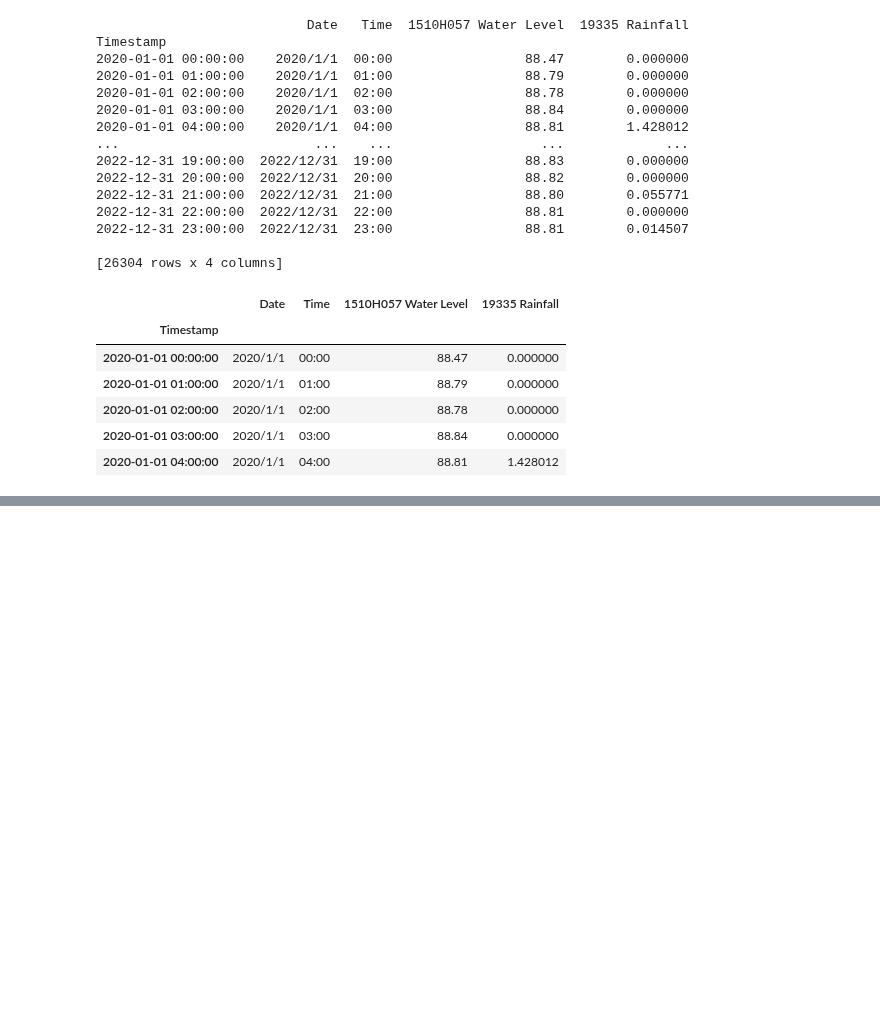
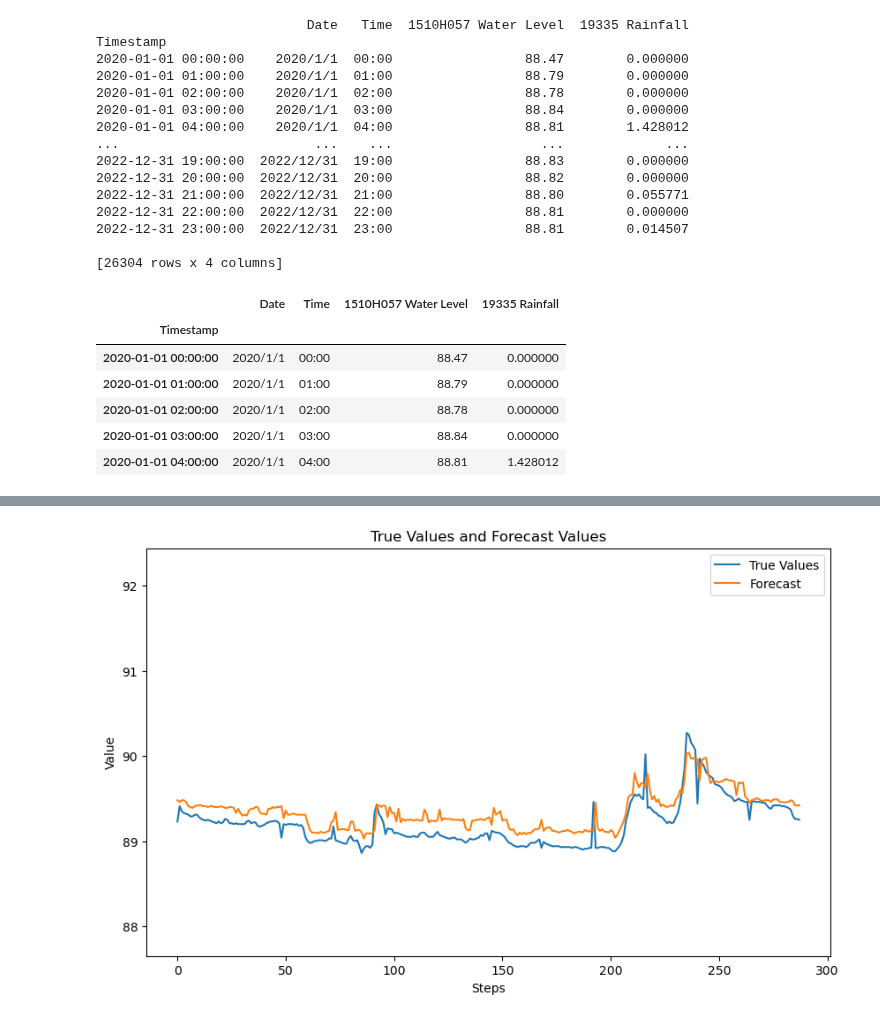
Before and after one commit to wenyi22/-, a Jupyter notebook: water level lest.ipynb, the cells around one changed output, grey strips where cells are left out. Saved outputs shown, nothing was run; the diff lists cells and outputs as text; code cells hidden in the pictures; blank space fills up the shorter version.

```diff
--- a/water level lest.ipynb
+++ b/water level lest.ipynb
@@ -361,8 +364,97 @@ Important features:
 -------------------------------------------------------------------------
 R² and MAPE scores for Test Set have been saved to 'test_set_multi_step_forecast_results.xlsx'
 # %%
-# 將分割後的資料儲存到Excel文件中
-with pd.ExcelWriter('data_splits.xlsx') as writer:
-    train_data.to_excel(writer, sheet_name='Train Data', index=False)
-    val_data.to_excel(writer, sheet_name='Validation Data', index=False)
-    test_data.to_excel(writer, sheet_name='Test Data', index=False)
+# # 將分割後的資料儲存到Excel文件中
+# with pd.ExcelWriter('data_splits.xlsx') as writer:
+#     train_data.to_excel(writer, sheet_name='Train Data', index=False)
+#     val_data.to_excel(writer, sheet_name='Validation Data', index=False)
+#     test_data.to_excel(writer, sheet_name='Test Data', index=False)
+# %%
+from joblib import load
+import pandas as pd
+import matplotlib.pyplot as plt
+import numpy as np
+from sklearn.metrics import r2_score, mean_absolute_error
+import json
+
+# 加载模型和特征名字
+model = load('model/lgb_model.joblib')
+with open('model/feature_names.json', 'r') as f:
+    feature_names = json.load(f)
+
+def mean_absolute_percentage_error(y_true, y_pred):
+    y_true, y_pred = np.array(y_true), np.array(y_pred)
+    return np.mean(np.abs((y_true - y_pred) / y_true)) * 100
+
+def forecast_from_timestamp(timestamp_str, steps=288):
+    timestamp = pd.to_datetime(timestamp_str)
+    idx_start = data.index.get_loc(data.loc[data.index >= timestamp].index[0])
+    idx_end = idx_start + steps
+
+    # 獲取對應的X_test和y_test
+    X_test = scaled_data.iloc[idx_start:idx_end].drop(["1510H057 Water Level_target_1"], axis=1).reset_index(drop=True)
+    y_test = scaled_data.iloc[idx_start:idx_end]["1510H057 Water Level_target_1"].reset_index(drop=True)
+
+    # 進行多步預測
+    forecast, true_values, r2_scores, mape_scores = recursive_forecast(model, X_test, y_test, steps=steps)
+
+    # 四捨五入預測值到小數點後兩位
+    forecast = np.round(forecast, 2)
+
+    # T+1時刻的R²和MAPE
+    r2_t1 = r2_scores[0]
+    mape_t1 = mape_scores[0]
+
+    # T+1到T+288的平均R²和MAPE
+    avg_r2 = np.nanmean(r2_scores)
+    avg_mape = sum(mape_scores) / len(mape_scores)
+
+    print(f"T+1 R²: {r2_t1}, T+1 MAPE: {mape_t1}")
+    print(f"T+1 to T+288 Average R²: {avg_r2}, Average MAPE: {avg_mape}")
+
+    results_df = pd.DataFrame({
+        'Step': list(range(1, steps + 1)),
+        'True Values': true_values,
+        'Forecast Values': forecast,
+        'R² Score': r2_scores,
+        'MAPE Score': mape_scores
+    })
+
+    with pd.ExcelWriter('forecast_results.xlsx') as writer:
+        results_df[['Step', 'True Values', 'Forecast Values']].to_excel(writer, sheet_name='Values', index=False)
+        results_df[['Step', 'R² Score', 'MAPE Score']].to_excel(writer, sheet_name='Scores', index=False)
+
+    print("The results have been saved to 'forecast_results.xlsx'")
+
+    # 真實值與預測值繪圖
+    plt.figure(figsize=(10,6))
+    plt.plot(true_values, label='True Values')
+    plt.plot(forecast, label='Forecast')
+    plt.legend()
+    plt.xlabel('Steps')
+    plt.ylabel('Value')
+    plt.title('True Values and Forecast Values')
+    plt.ylim(global_min, global_max)  # 設定y軸的限制
+    plt.show()
+
+    # 在函数的末尾添加以下代码来重新计算 R² 分数并保存回 Excel 文件
+    values_df = pd.read_excel('forecast_results.xlsx', sheet_name='Values')
+
+    # Calculate the cumulative R² score for each time point
+    r2_scores_recalculated = [r2_score(values_df['True Values'][:i+1], values_df['Forecast Values'][:i+1]) for i in range(len(values_df))]
+
+    # Add the recalculated R² scores as a new column in the DataFrame
+    values_df['R² Score'] = r2_scores_recalculated
+
+    # Save the DataFrame with the new R² scores back to the Excel file
+    with pd.ExcelWriter('forecast_results.xlsx') as writer:
+        values_df.to_excel(writer, sheet_name='Values', index=False)
+        results_df[['Step', 'MAPE Score']].to_excel(writer, sheet_name='Scores', index=False)
+
+    print("The recalculated R² scores have been saved to 'forecast_results.xlsx'")
+
+    return forecast, true_values, r2_scores_recalculated, mape_scores
+
+# 使用函數進行預測
+forecast_from_timestamp('2022-05-29 23:00:00')
+# %% [output]
@@ -368,0 +464 @@ with pd.ExcelWriter('data_splits.xlsx') as writer:
+[figure, added]
```
Also changed, not shown: parts of 9 cells of this notebook, 2 other files.
